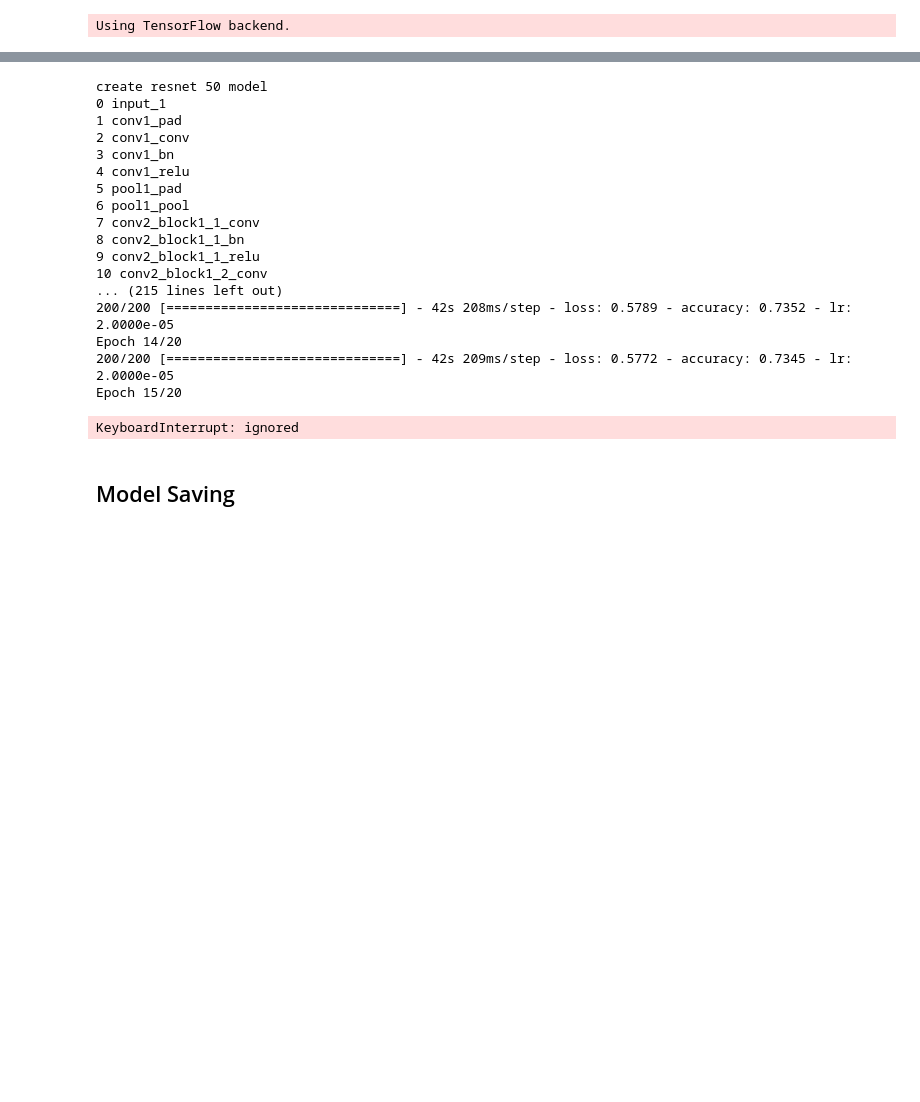
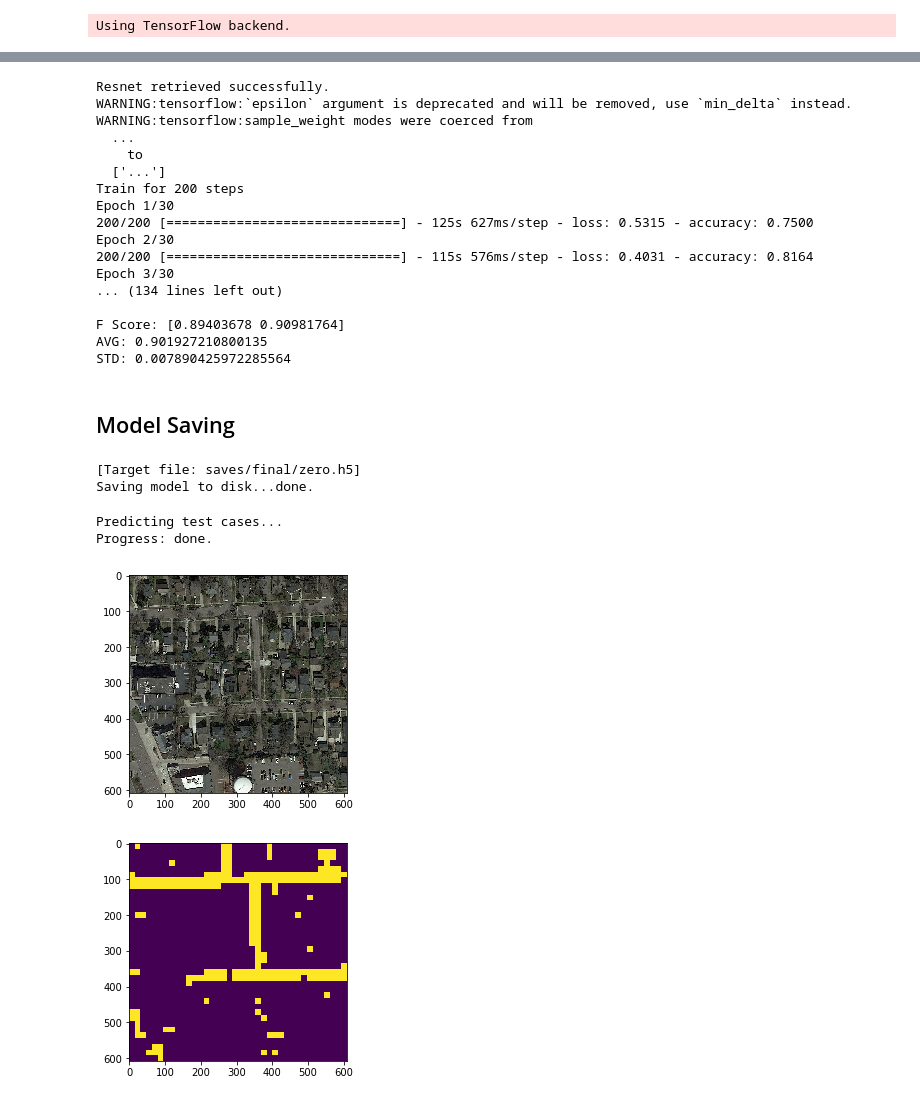
Before and after one commit to alessiapacca/CILroadseg, a Jupyter notebook: train.ipynb, the cells around one changed output, grey strips where cells are left out. Saved outputs shown, nothing was run; the diff lists cells and outputs as text; code cells hidden in the pictures; blank space fills up the shorter version.

```diff
--- a/train.ipynb
+++ b/train.ipynb
@@ -66,7 +57,7 @@ choice = 'cv'
 
 np.random.seed(1) #fix randomness
 if choice == 'cv':
-  cross_validate(model, 3, X, Y)
+  cross_validate(model, 2, X, Y)
 
 elif choice == 'tr':
   model.initialize()
@@ -75,35 +66,40 @@ elif choice == 'tr':
 else:
   model.load("saves/final/cnn.h5")
 # %% [output]
-create resnet 50 model
-0 input_1
-1 conv1_pad
-2 conv1_conv
-3 conv1_bn
-4 conv1_relu
-5 pool1_pad
-6 pool1_pool
-7 conv2_block1_1_conv
-8 conv2_block1_1_bn
-9 conv2_block1_1_relu
-10 conv2_block1_2_conv
-... (215 lines left out)
-200/200 [==============================] - 42s 208ms/step - loss: 0.5789 - accuracy: 0.7352 - lr: 2.0000e-05
-Epoch 14/20
-200/200 [==============================] - 42s 209ms/step - loss: 0.5772 - accuracy: 0.7345 - lr: 2.0000e-05
-Epoch 15/20
+Resnet retrieved successfully.
+WARNING:tensorflow:`epsilon` argument is deprecated and will be removed, use `min_delta` instead.
+WARNING:tensorflow:sample_weight modes were coerced from
+  ...
+    to
+  ['...']
+Train for 200 steps
+Epoch 1/30
+200/200 [==============================] - 125s 627ms/step - loss: 0.5315 - accuracy: 0.7500
+Epoch 2/30
+200/200 [==============================] - 115s 576ms/step - loss: 0.4031 - accuracy: 0.8164
+Epoch 3/30
+... (134 lines left out)
+
+F Score: [0.89403678 0.90981764]
+AVG: 0.901927210800135
+STD: 0.007890425972285564
-KeyboardInterrupt: ignored
 # %% [markdown]
 ## Model Saving
 # %%
 weights_file = "saves/final/zero.h5"
 
 nb_save_model(model, weights_file)
+# %% [output]
+[Target file: saves/final/zero.h5]
+Saving model to disk...done.
 # %%
 test_masks_dir = "test/pred/"
 test_dir = "test/images/"
 
 nb_predict_masks(model, test_dir, test_masks_dir)
+# %% [output]
+Predicting test cases...
+Progress: done.
 # %%
 image_paths = [test_masks_dir + file for file in os.listdir(test_masks_dir)]
 
@@ -114,0 +107,9 @@ view_image_mask(X_test[4], Y_pred[4])
+# %%
+num_of_img = X_test.shape[0]
+img_size = (X_test.shape[1], X_test.shape[2])
+Zi = model.classify(X_test)
+Y_pred = model.recompose(Zi, num_of_img, img_size)
+view_image_mask(X_test[4], Y_pred[4])
+# %% [output]
+[figure, added]
+[figure, added]
```
Also changed, not shown: parts of 6 cells of this notebook.
